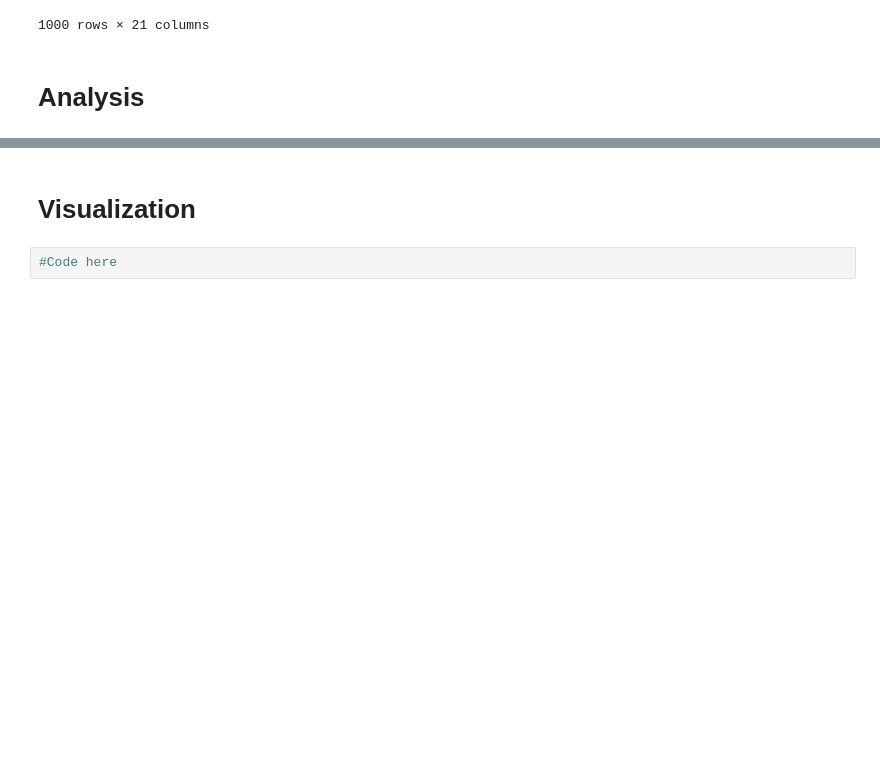
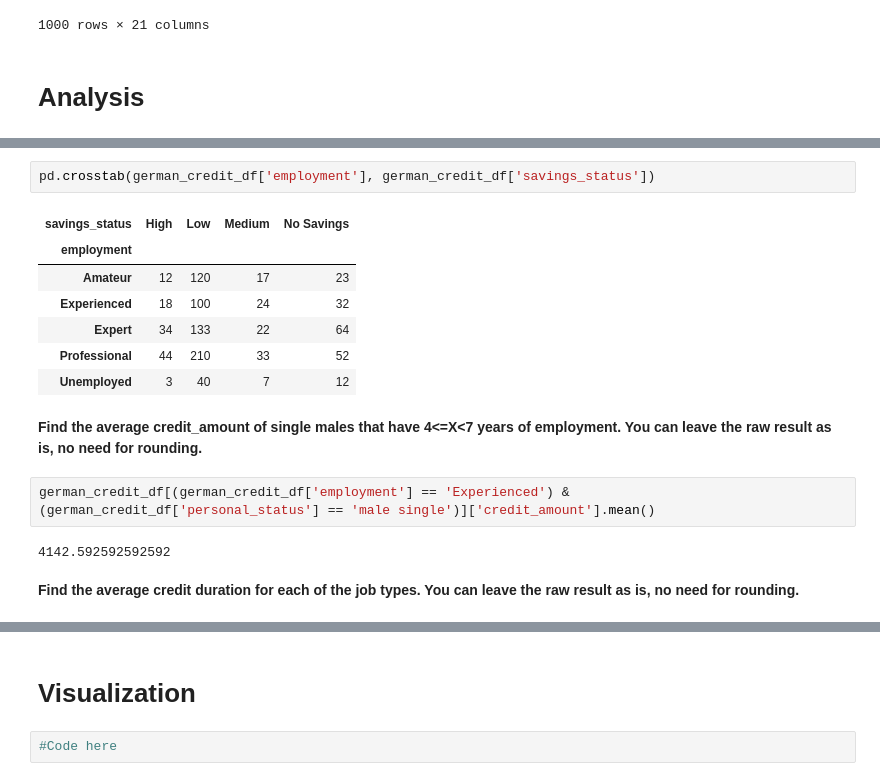
Before and after one commit to Benyaminwasnthere/-Assignment3, a Jupyter notebook: german_credit.ipynb, the cells around one changed output, grey strips where cells are left out. Drawn from its saved outputs; the diff is of its cells as text; blank space fills up the shorter version.

Commit message:
Add the analysis portion of the credit dataset
After preprocessing was done we needed to analyze some of the trends in
the data. This gives us a bit of insight into interesting trends.

```diff
--- a/german_credit.ipynb
+++ b/german_credit.ipynb
@@ -178,0 +186,18 @@ german_credit_df
+# %%
+pd.crosstab(german_credit_df['employment'], german_credit_df['savings_status'])
+# %% [output]
+| savings_status | High | Low | Medium | No Savings |
+| employment |  |  |  |  |
+| Amateur | 12 | 120 | 17 | 23 |
+| Experienced | 18 | 100 | 24 | 32 |
+| Expert | 34 | 133 | 22 | 64 |
+| Professional | 44 | 210 | 33 | 52 |
+| Unemployed | 3 | 40 | 7 | 12 |
+# %% [markdown]
+**Find the average credit_amount of single males that have 4<=X<7 years of employment. You can leave the raw result as is, no need for rounding.**
+# %%
+german_credit_df[(german_credit_df['employment'] == 'Experienced') & (german_credit_df['personal_status'] == 'male single')]['credit_amount'].mean()
+# %% [output]
+4142.592592592592
+# %% [markdown]
+**Find the average credit duration for each of the job types. You can leave the raw result as is, no need for rounding.**
```
Also changed, not shown: parts of 6 cells of this notebook.
